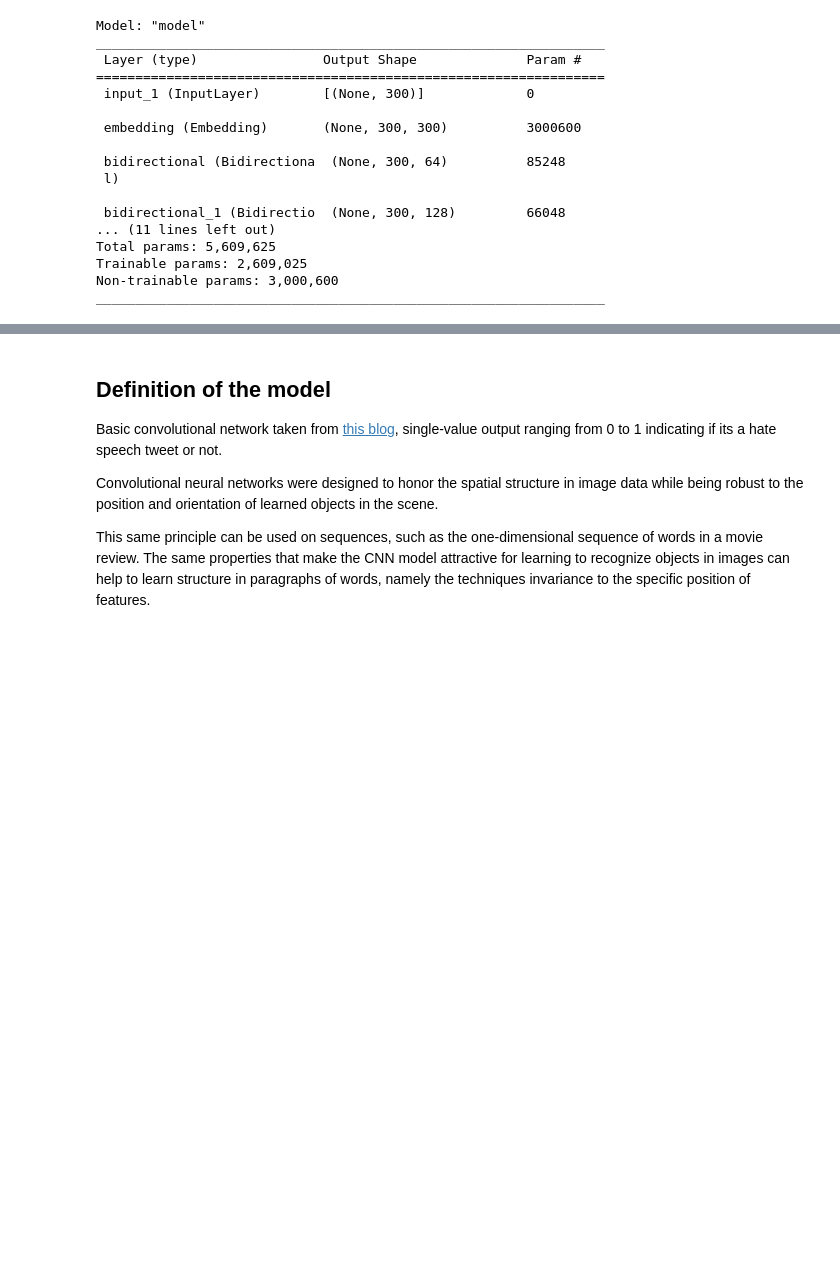
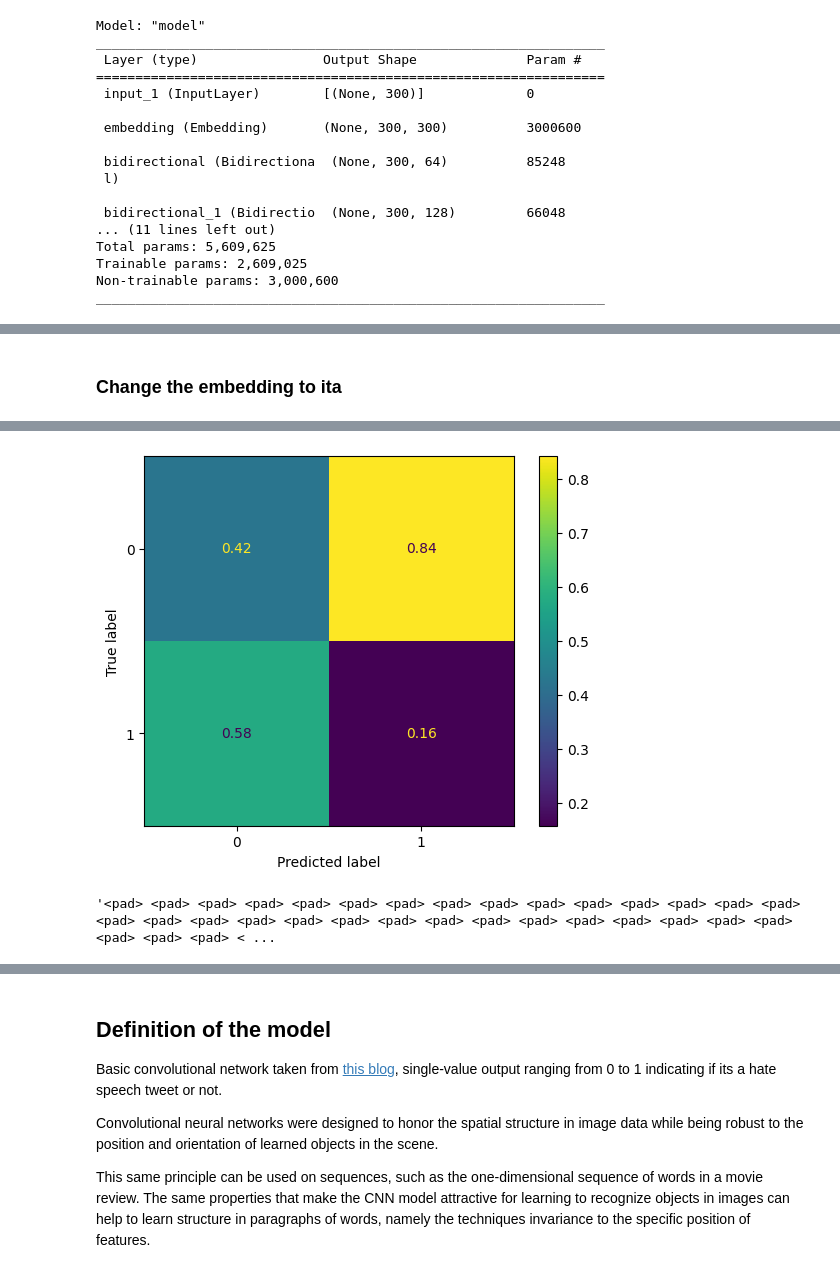
Before and after one commit to RageOfTheDucks/NLP_HSD, a Jupyter notebook: ORDINE2.ipynb, the cells around one changed output, grey strips where cells are left out. Saved outputs shown, nothing was run; the diff lists cells and outputs as text; code cells hidden in the pictures; blank space fills up the shorter version.

```diff
--- a/ORDINE2.ipynb
+++ b/ORDINE2.ipynb
@@ -663,0 +726,16 @@ lstm_model.predict(fake_tweet)
+# %% [markdown]
+### Change the embedding to ita
+# %%
+lstm_model.layers[1].set_weights([embedding_matrix_it])
+# %%
+#Predict
+y_prediction_ita = lstm_model.predict(X_test_ita_padded)
+y_prediction_ita = (y_prediction_ita >= 0.5).astype(int)
+
+#Create confusion matrix and normalizes it over predicted (columns)
+cm = confusion_matrix(Y_test_ita, y_prediction_ita , normalize='pred')
+
+disp = ConfusionMatrixDisplay(confusion_matrix=cm)
+disp.plot()
+plt.show()
+# %% [output]
@@ -663,0 +743 @@ lstm_model.predict(fake_tweet)
+[figure, added]
@@ -663,0 +749,4 @@ lstm_model.predict(fake_tweet)
+# %%
+test[43]
+# %% [output]
+'<pad> <pad> <pad> <pad> <pad> <pad> <pad> <pad> <pad> <pad> <pad> <pad> <pad> <pad> <pad> <pad> <pad> <pad> <pad> <pad> <pad> <pad> <pad> <pad> <pad> <pad> <pad> <pad> <pad> <pad> <pad> <pad> <pad> < ...
```
Also changed, not shown: parts of 62 cells of this notebook.
